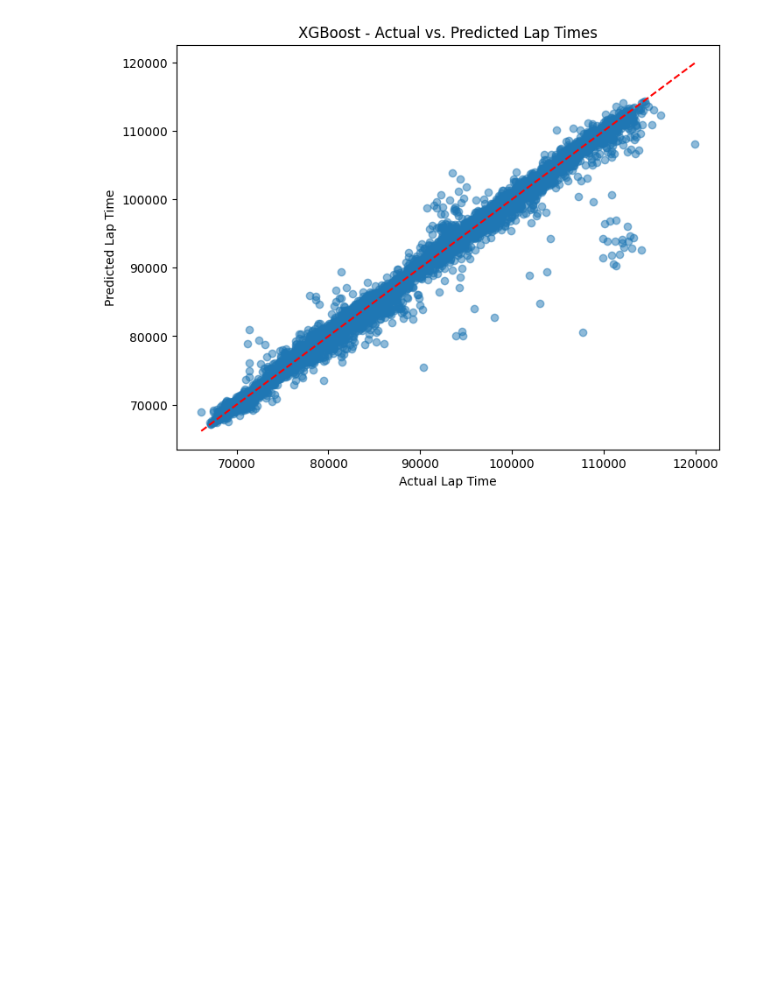
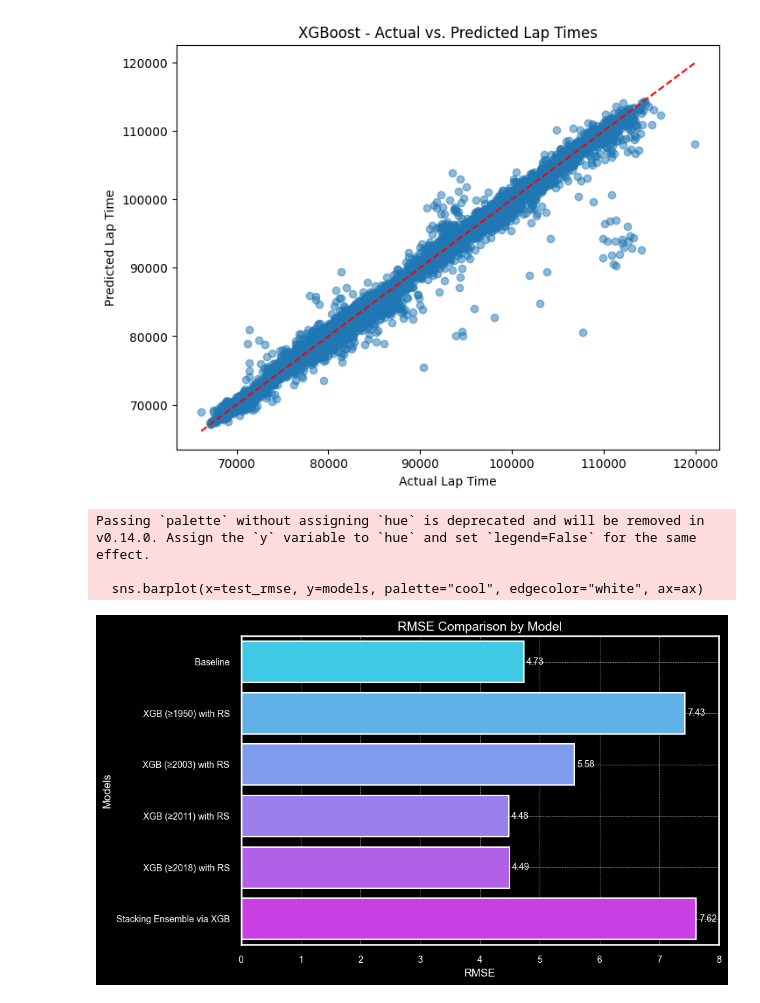
Before and after one commit to fengelnsbauer/ie500-data-mining-group7, a Jupyter notebook: lap_simulation/20_simple_models.ipynb, the cells around one changed output. Cells and saved outputs as stored; diff of their text form; code cells hidden in the pictures; blank space fills up the shorter version.

Commit message:
feat: plots

```diff
--- a/lap_simulation/20_simple_models.ipynb
+++ b/lap_simulation/20_simple_models.ipynb
@@ -492,3 +492,60 @@ FLAML RMSE: 1134.3790348362138
 plot_predictions(y_test, y_pred_flaml_test, model_name="XGBoost")
 # %% [output]
 [figure]
+# %%
+import matplotlib.pyplot as plt
+import seaborn as sns
+
+# Updating the background color to black explicitly
+
+models = [
+    "Baseline",
+    "XGB (≥1950) with RS",
+    "XGB (≥2003) with RS",
+    "XGB (≥2011) with RS",
+    "XGB (≥2018) with RS",
+    "Stacking Ensemble via XGB",
+]
+
+test_rmse = [4.73, 7.43, 5.58, 4.48, 4.49, 7.62]
+
+# Set Seaborn style
+sns.set_theme(style="darkgrid")  # Dark grid theme
+sns.set_context("talk")  # Larger font sizes for readability
+
+# Create the plot
+fig, ax = plt.subplots(figsize=(10, 6))
+
+# Plot using Seaborn's barplot
+sns.barplot(x=test_rmse, y=models, palette="cool", edgecolor="white", ax=ax)
+
+# Add value annotations
+for i, v in enumerate(test_rmse):
+    ax.text(v + 0.05, i, f"{v:.2f}", color="white", va="center", fontsize=10)
+
+# Set labels and title
+ax.set_xlabel("RMSE", fontsize=12, color="white")
+ax.set_ylabel("Models", fontsize=12, color="white")
+ax.set_title("RMSE Comparison by Model", fontsize=14, color="white")
+
+# Customize the axis background and figure background
+fig.patch.set_facecolor("black")
+ax.set_facecolor("black")
+
+# Adjust gridlines and spines
+ax.grid(color="white", linestyle="--", linewidth=0.5, alpha=0.7)
+
+
+# Customize tick parameters
+ax.tick_params(colors="white", labelsize=10)
+
+# Tight layout
+plt.tight_layout()
+
+# Show plot
+plt.show()
+# %% [output]
+Passing `palette` without assigning `hue` is deprecated and will be removed in v0.14.0. Assign the `y` variable to `hue` and set `legend=False` for the same effect.
+
+  sns.barplot(x=test_rmse, y=models, palette="cool", edgecolor="white", ax=ax)
+[figure, added]
```
Also changed, not shown: 1 other file.
